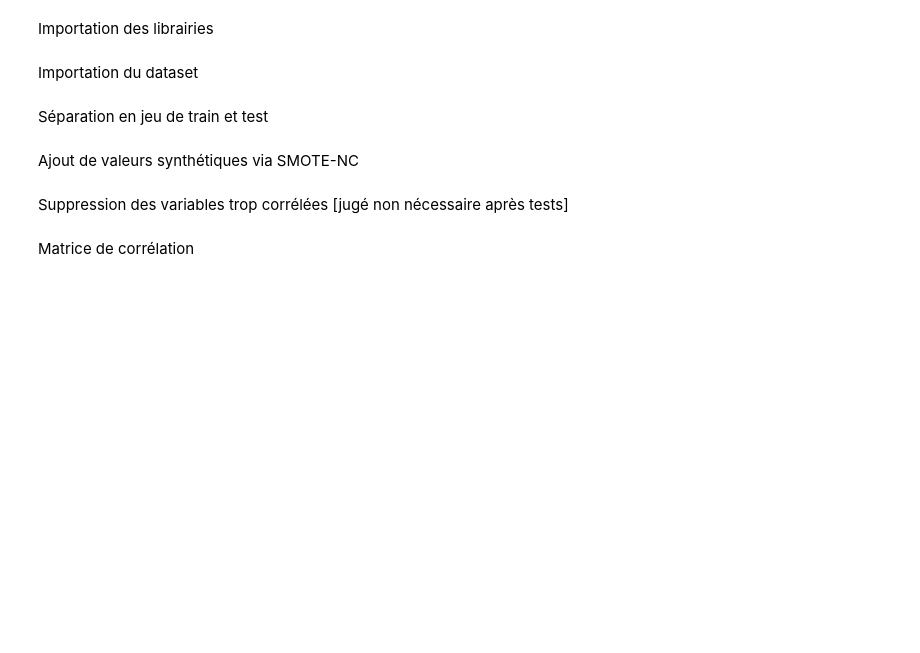
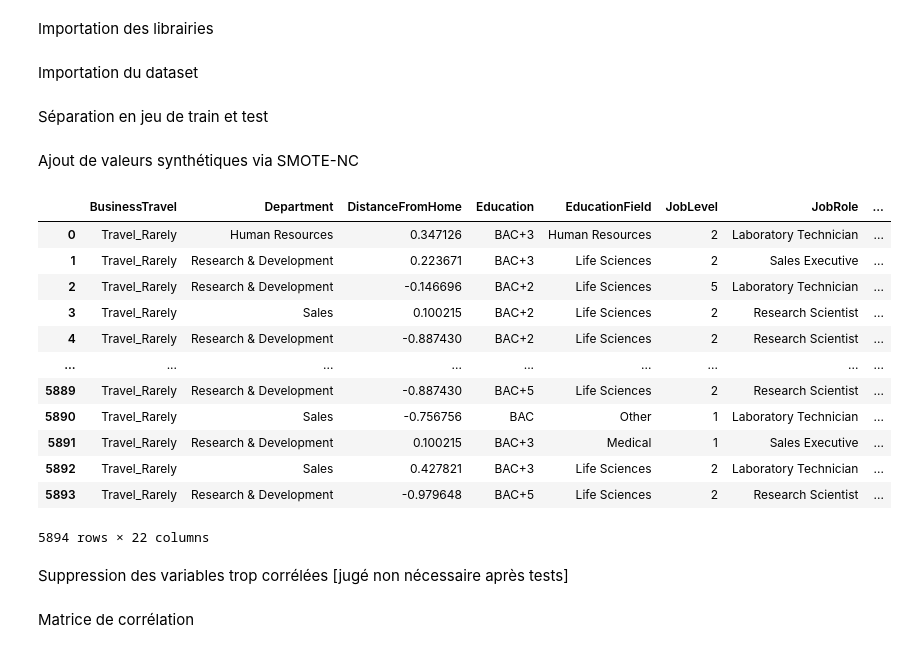
Before and after one commit to MagicalKyaru/ProjetIA_CESI, a Jupyter notebook: 3.2 Modèle [XGBoost + SMOTE-NC].ipynb, the cells around one changed output. Saved outputs shown, nothing was run; the diff lists cells and outputs as text; code cells hidden in the pictures; blank space fills up the shorter version.

```diff
--- a/3.2 Modèle [XGBoost + SMOTE-NC].ipynb
+++ b/3.2 Modèle [XGBoost + SMOTE-NC].ipynb
@@ -25,10 +25,22 @@ Ajout de valeurs synthétiques via SMOTE-NC
 # %%
 # SMOTE
 sm = SMOTENC(categorical_features=[0,1,3,4,5,6,17,18,19,20,21], random_state=42)
 X_train, y_train = sm.fit_resample(X_train, y_train)
-X_res_test = X_test.copy()
-y_res_test = y_test.copy()
 X_train
+# %% [output]
+|  | BusinessTravel | Department | DistanceFromHome | Education | EducationField | JobLevel | JobRole | ... |
+| 0 | Travel_Rarely | Human Resources | 0.347126 | BAC+3 | Human Resources | 2 | Laboratory Technician | ... |
+| 1 | Travel_Rarely | Research & Development | 0.223671 | BAC+3 | Life Sciences | 2 | Sales Executive | ... |
+| 2 | Travel_Rarely | Research & Development | -0.146696 | BAC+2 | Life Sciences | 5 | Laboratory Technician | ... |
+| 3 | Travel_Rarely | Sales | 0.100215 | BAC+2 | Life Sciences | 2 | Research Scientist | ... |
+| 4 | Travel_Rarely | Research & Development | -0.887430 | BAC+2 | Life Sciences | 2 | Research Scientist | ... |
+| ... | ... | ... | ... | ... | ... | ... | ... | ... |
+| 5889 | Travel_Rarely | Research & Development | -0.887430 | BAC+5 | Life Sciences | 2 | Research Scientist | ... |
+| 5890 | Travel_Rarely | Sales | -0.756756 | BAC | Other | 1 | Laboratory Technician | ... |
+| 5891 | Travel_Rarely | Research & Development | 0.100215 | BAC+3 | Medical | 1 | Sales Executive | ... |
+| 5892 | Travel_Rarely | Sales | 0.427821 | BAC+3 | Life Sciences | 2 | Laboratory Technician | ... |
+| 5893 | Travel_Rarely | Research & Development | -0.979648 | BAC+5 | Life Sciences | 2 | Research Scientist | ... |
+5894 rows × 22 columns
 # %% [markdown]
 Suppression des variables trop corrélées [jugé non nécessaire après tests]
 # %%
```
Also changed, not shown: parts of 13 cells of this notebook, 1 other file.
